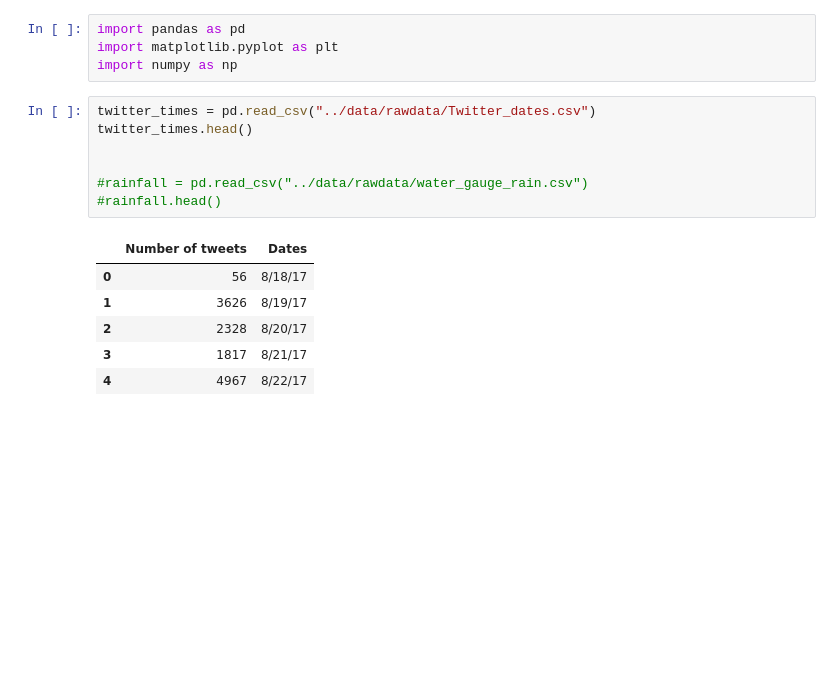
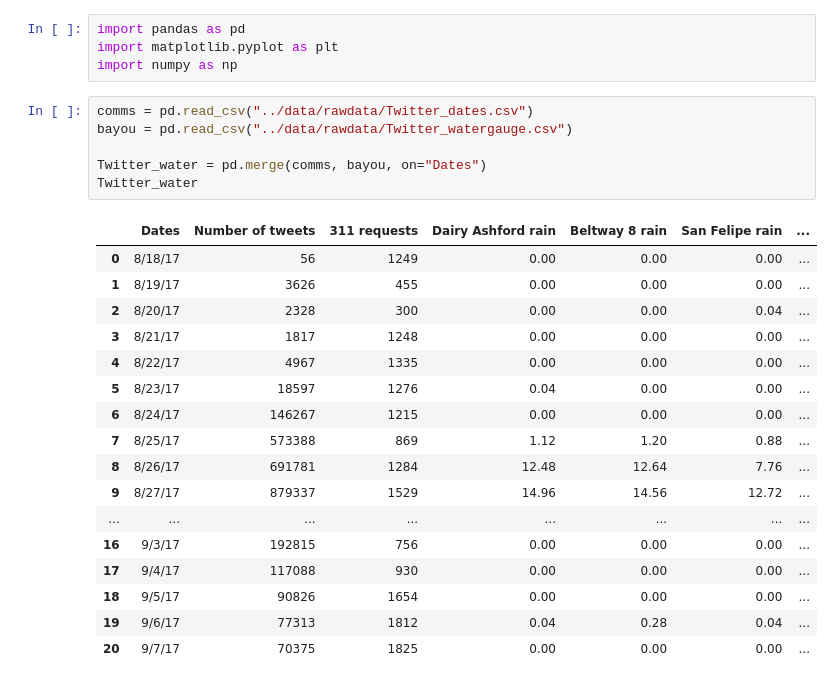
Before and after one commit to Margsaniel/htxemergencycoders, a Jupyter notebook: notebooks/margret.ipynb, the cells around one changed output. Drawn from its saved outputs; the diff is of its cells as text; blank space fills up the shorter version.

```diff
--- a/notebooks/margret.ipynb
+++ b/notebooks/margret.ipynb
@@ -3,16 +11,26 @@ import pandas as pd
 import matplotlib.pyplot as plt
 import numpy as np
 # %%
-twitter_times = pd.read_csv("../data/rawdata/Twitter_dates.csv")
-twitter_times.head()
+comms = pd.read_csv("../data/rawdata/Twitter_dates.csv")
+bayou = pd.read_csv("../data/rawdata/Twitter_watergauge.csv")
 
-
-#rainfall = pd.read_csv("../data/rawdata/water_gauge_rain.csv")
-#rainfall.head()
+Twitter_water = pd.merge(comms, bayou, on="Dates")
+Twitter_water
 # %% [output]
-|  | Number of tweets | Dates |
-| 0 | 56 | 8/18/17 |
-| 1 | 3626 | 8/19/17 |
-| 2 | 2328 | 8/20/17 |
-| 3 | 1817 | 8/21/17 |
-| 4 | 4967 | 8/22/17 |
+|  | Dates | Number of tweets | 311 requests | Dairy Ashford rain | Beltway 8 rain | San Felipe rain | ... |
+| 0 | 8/18/17 | 56 | 1249 | 0.00 | 0.00 | 0.00 | ... |
+| 1 | 8/19/17 | 3626 | 455 | 0.00 | 0.00 | 0.00 | ... |
+| 2 | 8/20/17 | 2328 | 300 | 0.00 | 0.00 | 0.04 | ... |
+| 3 | 8/21/17 | 1817 | 1248 | 0.00 | 0.00 | 0.00 | ... |
+| 4 | 8/22/17 | 4967 | 1335 | 0.00 | 0.00 | 0.00 | ... |
+| 5 | 8/23/17 | 18597 | 1276 | 0.04 | 0.00 | 0.00 | ... |
+| 6 | 8/24/17 | 146267 | 1215 | 0.00 | 0.00 | 0.00 | ... |
+| 7 | 8/25/17 | 573388 | 869 | 1.12 | 1.20 | 0.88 | ... |
+| 8 | 8/26/17 | 691781 | 1284 | 12.48 | 12.64 | 7.76 | ... |
+| 9 | 8/27/17 | 879337 | 1529 | 14.96 | 14.56 | 12.72 | ... |
+| ... | ... | ... | ... | ... | ... | ... | ... |
+| 16 | 9/3/17 | 192815 | 756 | 0.00 | 0.00 | 0.00 | ... |
+| 17 | 9/4/17 | 117088 | 930 | 0.00 | 0.00 | 0.00 | ... |
+| 18 | 9/5/17 | 90826 | 1654 | 0.00 | 0.00 | 0.00 | ... |
+| 19 | 9/6/17 | 77313 | 1812 | 0.04 | 0.28 | 0.04 | ... |
+| 20 | 9/7/17 | 70375 | 1825 | 0.00 | 0.00 | 0.00 | ... |
```
Also changed, not shown: parts of 7 cells of this notebook.
